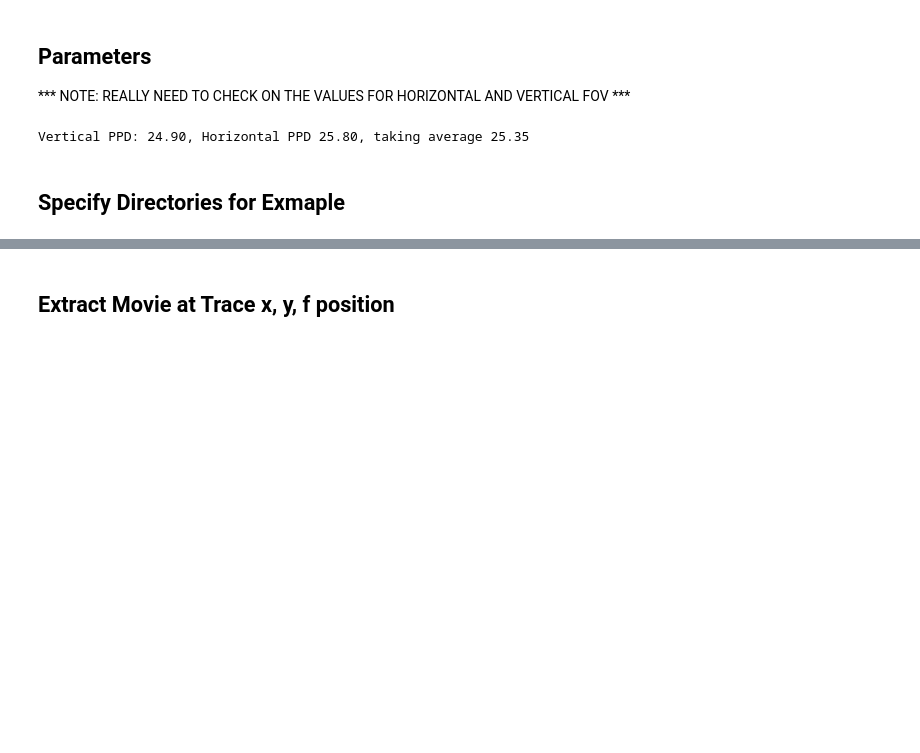
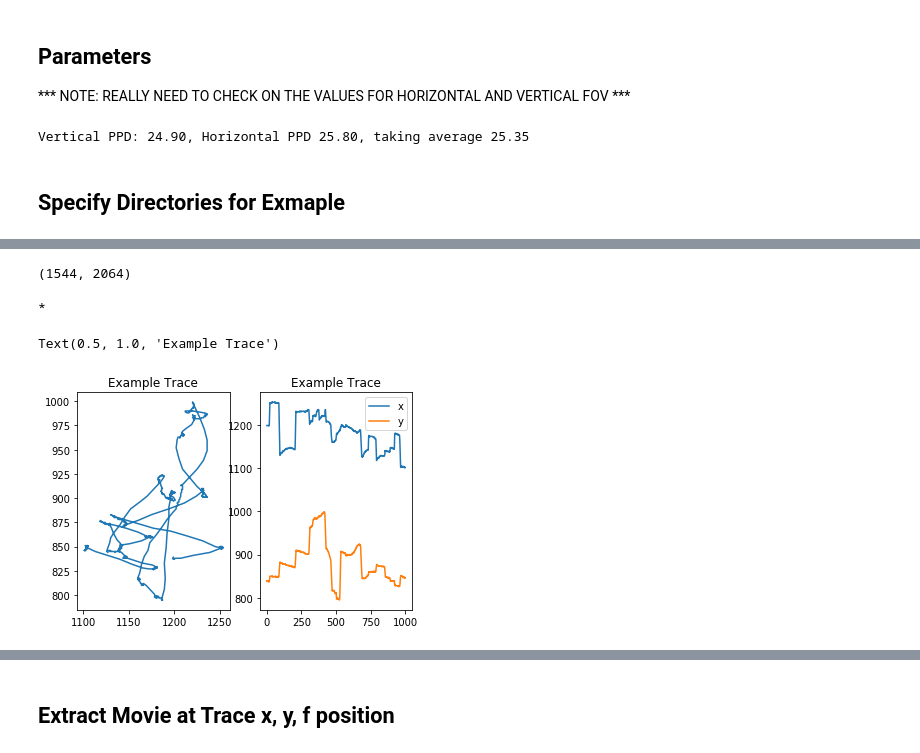
Before and after one commit to vdutell/st-bravo_analysis, a Jupyter notebook: 4. Chunk_Overlay_Fourier.ipynb, the cells around one changed output, grey strips where cells are left out. Drawn from its saved outputs; the diff is of its cells as text; code cells hidden in the pictures; blank space fills up the shorter version.

Commit message:
example movie, overlay condition

```diff
--- a/4. Chunk_Overlay_Fourier.ipynb
+++ b/4. Chunk_Overlay_Fourier.ipynb
@@ -55,9 +60,10 @@ camera_dir = os.path.join(trial_directory,'scene_camera')
 
 analysis_folder = os.path.join(output_dir, example_subject, example_trial,'')
 common_timeline_file = os.path.join(analysis_folder,'common_timeline.npy')
+pupil_positions_file = os.path.join(trial_directory, 'eye_camera','000','exports','000','pupil_positions.csv')
 
 #three trace conditions: true, none, temporal_match, spatial_match
-trace='none'
+trace_type='fixation_eye_0'
 # %% [markdown]
 ## Create Traces To Overlay
 
@@ -65,20 +71,22 @@ trace='none'
 # %%
 timeline = np.load(common_timeline_file)
-timeline_stamps = timeline[:0]
+timeline_stamps = timeline[:,0]
 timeline_ximea = timeline[:,1].astype(int)
-timeline_pupil = timeline[:,2].astype(int)
-timeline_task = timeline[:,3].astype(int)
+timeline_pupil_eye0 = timeline[:,2].astype(int)
+timeline_pupil_eye1 = timeline[:,3].astype(int)
+timeline_task = timeline[:,4].astype(int)
 
 #only use timelines during task
+timeline_stamps = timeline_stamps[timeline_task==1]
 timeline_ximea = timeline_ximea[timeline_task==1]
-timeline_pupil = timeline_pupil[timeline_task==1]
+timeline_pupil_eye0 = timeline_pupil_eye0[timeline_task==1]
+timeline_pupil_eye1 = timeline_pupil_eye1[timeline_task==1]
-# %%
-#generate a trace
-chunk_fs = int(chunk_secs*fps)
-if(trace == 'none'):
-    trace_xy_corner = np.tile([np.random.randint(0,img_dims[0]-chunk_pix), np.random.randint(0,img_dims[1])-chunk_pix],(chunk_fs,1)) #top left corner
-    trace_f_start = np.random.randint(0, len(timeline_pupil) - chunk_fs)
-    trace_f = np.arange(trace_f_start, trace_f_start+chunk_fs)
-
-    trace_ximea_fnum = timeline_ximea[trace_f]
-    trace_pupil_fnum = timeline_pupil[trace_f]
+# %%
+pupil_positions = dt.fread(pupil_positions_file)
+pupil_positions = pupil_positions[:,[0,1,2,4,5]]
+fixations_pupil_eye0 = np.array(pupil_positions)[np.where(np.array(pupil_positions)[:,2]==0)[0],:]
+fixations_pupil_eye1 = np.array(pupil_positions)[np.where(np.array(pupil_positions)[:,2]==1)[0],:]
+# %%
+img_dims
+# %% [output]
+(1544, 2064)
@@ -84,0 +144,14 @@ if(trace == 'none'):
+# %%
+trace_f, trace_ximea_fnum, trace_xy_corner = generate_trace(trace_type, chunk_frames, chunk_pix, img_dims, timeline_ximea, timeline_pupil_eye0, timeline_pupil_eye1, fixations_pupil_eye0, fixations_pupil_eye1)
+plt.subplot(1,2,1)
+plt.plot(trace_xy_corner[:,0], trace_xy_corner[:,1])
+plt.title('Example Trace')
+plt.subplot(1,2,2)
+plt.plot(trace_xy_corner[:,0],label='x')
+plt.plot(trace_xy_corner[:,1],label='y')
+plt.legend()
+plt.title('Example Trace')
+# %% [output]
+*
+Text(0.5, 1.0, 'Example Trace')
+[figure, added]
```
Also changed, not shown: parts of 18 cells of this notebook.
